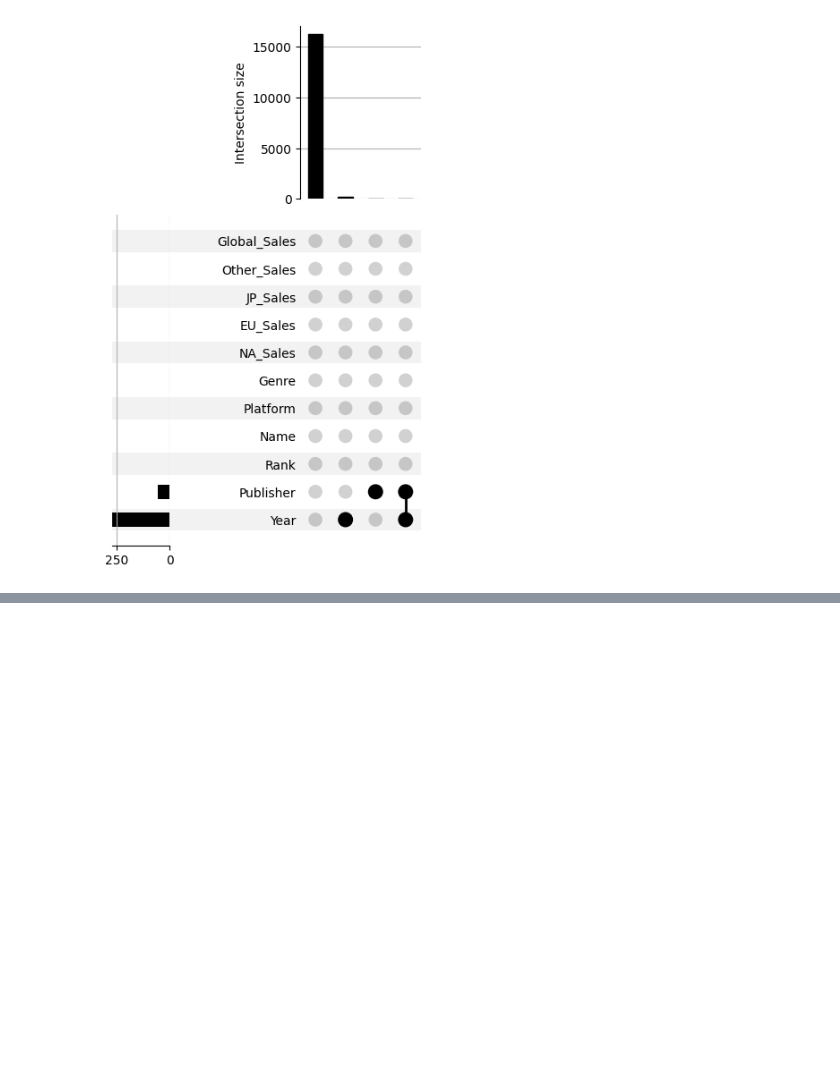
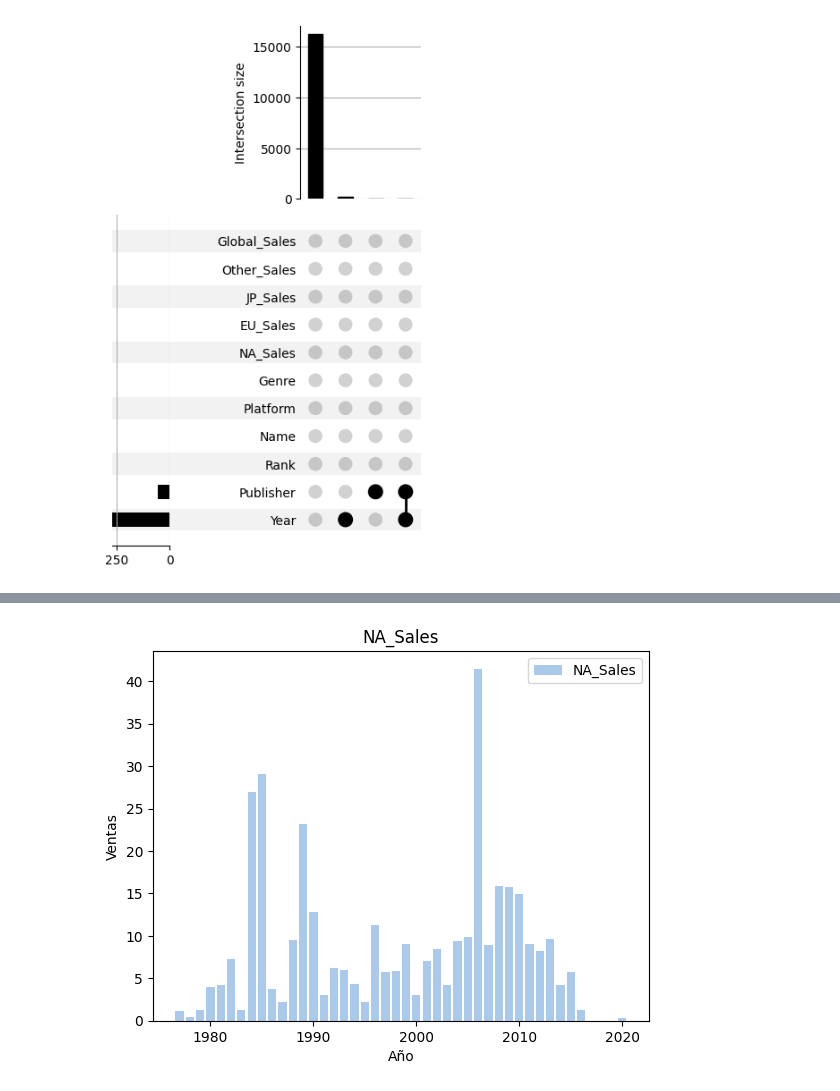
Before and after one commit to davidsosaolea/Proyecto_01_EDA_data_set_Global_Video-Game-Sales, a Jupyter notebook: notebooks/games_sales.ipynb, the cells around one changed output, grey strips where cells are left out. Saved outputs shown, nothing was run; the diff lists cells and outputs as text; code cells hidden in the pictures; blank space fills up the shorter version.

```diff
--- a/notebooks/games_sales.ipynb
+++ b/notebooks/games_sales.ipynb
@@ -150,0 +232,19 @@ df_filtrado.to_csv('resultados.csv', index=False)
+# %%
+# Seleccionar solo las columnas de region1 y region2 y ordenarlas por año
+df_selected =  df_concat[['Year', 'NA_Sales', 'EU_Sales','JP_Sales','Global_Sales']].sort_values('Year')
+# Generar la figura y el eje
+fig, ax = plt.subplots()
+ax.set_xlabel('Año')
+ax.set_ylabel('Ventas')
+ax.set_title('NA_Sales')
+
+# Agregar las barras de cada región
+ax.bar(df_selected['Year'], df_selected['NA_Sales'], label='NA_Sales', color='#ABC9EA')
+
+# Agregar la leyenda
+ax.legend(loc='upper right')
+
+# Mostrar la figura
+plt.show()
+# %% [output]
+[figure, added]
```
Also changed, not shown: parts of 9 cells of this notebook, 1 other file.
